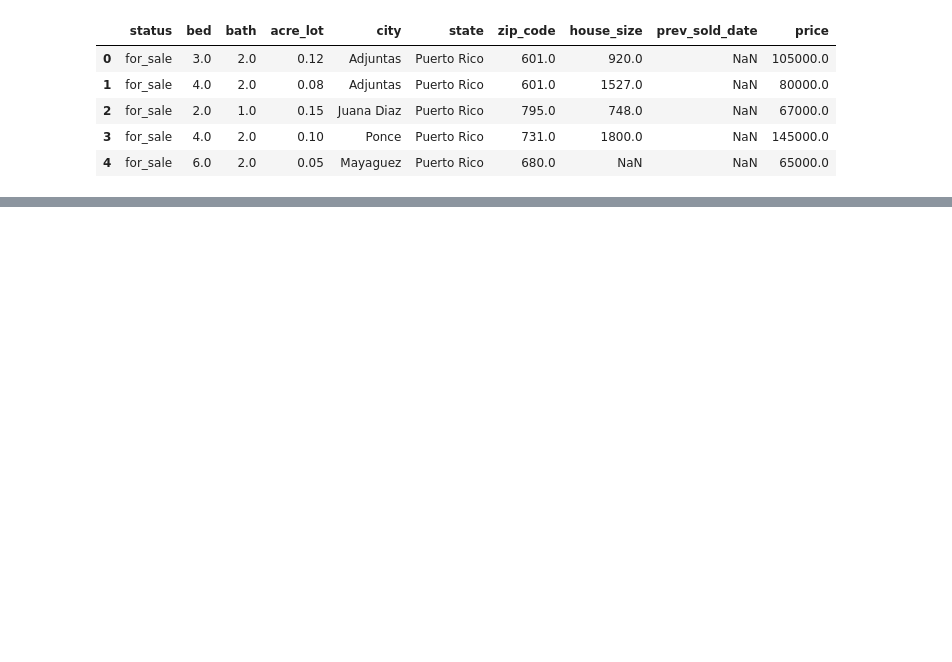
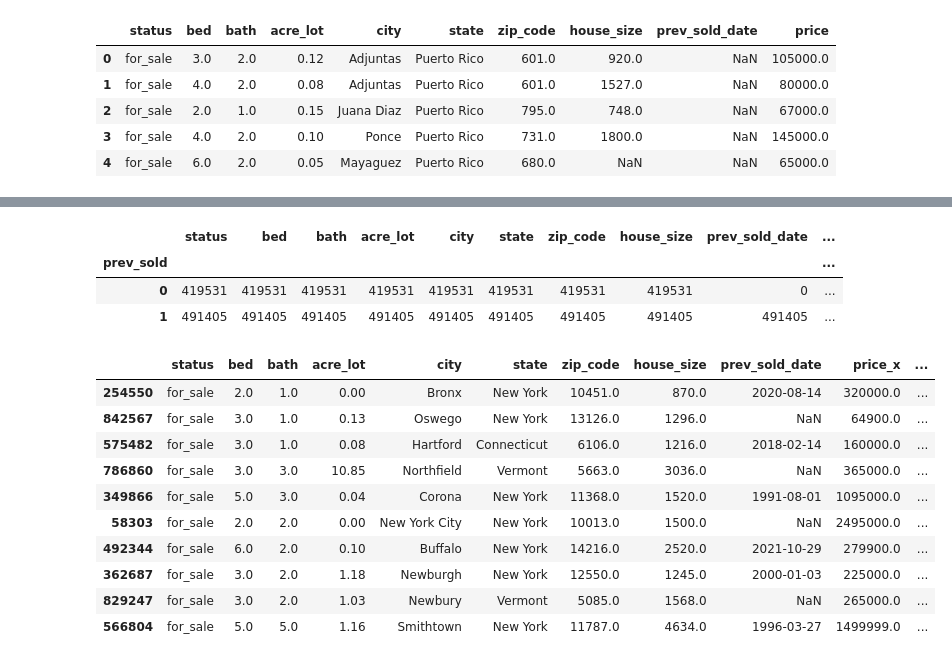
Before and after one commit to Stonec823/House-Price-Prediction, a Jupyter notebook: notebooks/EDA.ipynb, the cells around one changed output, grey strips where cells are left out. Saved outputs shown, nothing was run; the diff lists cells and outputs as text; code cells hidden in the pictures; blank space fills up the shorter version.

```diff
--- a/notebooks/EDA.ipynb
+++ b/notebooks/EDA.ipynb
@@ -13,0 +109,6 @@ df.head()
+# %%
+df3 = df2.sort_values(by='house_size', ascending=False)
+df3 = df3.iloc[10:]
+df3 = df2.sort_values(by='price', ascending=False)
+df3 = df3.iloc[10:]
+df3 = df2.sort_values(by='bath', ascending=False)
@@ -13,0 +128,4 @@ df.head()
+# %%
+
+df3  = df3.dropna(subset=['city', 'zip_code'])
+df3.isna().sum()
@@ -13,0 +144,26 @@ df.head()
+# %%
+df3['prev_sold'] = np.where(df3['prev_sold_date'] > '1800-01-01', 1, 0)
+# %%
+df3.groupby('prev_sold').count()
+# %% [output]
+|  | status | bed | bath | acre_lot | city | state | zip_code | house_size | prev_sold_date | ... |
+| prev_sold |  |  |  |  |  |  |  |  |  | ... |
+| 0 | 419531 | 419531 | 419531 | 419531 | 419531 | 419531 | 419531 | 419531 | 0 | ... |
+| 1 | 491405 | 491405 | 491405 | 491405 | 491405 | 491405 | 491405 | 491405 | 491405 | ... |
+# %%
+city_price = df3.groupby('city')['price'].mean().reset_index()
+df4 = df3.merge(city_price, on='city', how='inner')
+# %%
+df4.sample(10)
+# %% [output]
+|  | status | bed | bath | acre_lot | city | state | zip_code | house_size | prev_sold_date | price_x | ... |
+| 254550 | for_sale | 2.0 | 1.0 | 0.00 | Bronx | New York | 10451.0 | 870.0 | 2020-08-14 | 320000.0 | ... |
+| 842567 | for_sale | 3.0 | 1.0 | 0.13 | Oswego | New York | 13126.0 | 1296.0 | NaN | 64900.0 | ... |
+| 575482 | for_sale | 3.0 | 1.0 | 0.08 | Hartford | Connecticut | 6106.0 | 1216.0 | 2018-02-14 | 160000.0 | ... |
+| 786860 | for_sale | 3.0 | 3.0 | 10.85 | Northfield | Vermont | 5663.0 | 3036.0 | NaN | 365000.0 | ... |
+| 349866 | for_sale | 5.0 | 3.0 | 0.04 | Corona | New York | 11368.0 | 1520.0 | 1991-08-01 | 1095000.0 | ... |
+| 58303 | for_sale | 2.0 | 2.0 | 0.00 | New York City | New York | 10013.0 | 1500.0 | NaN | 2495000.0 | ... |
+| 492344 | for_sale | 6.0 | 2.0 | 0.10 | Buffalo | New York | 14216.0 | 2520.0 | 2021-10-29 | 279900.0 | ... |
+| 362687 | for_sale | 3.0 | 2.0 | 1.18 | Newburgh | New York | 12550.0 | 1245.0 | 2000-01-03 | 225000.0 | ... |
+| 829247 | for_sale | 3.0 | 2.0 | 1.03 | Newbury | Vermont | 5085.0 | 1568.0 | NaN | 265000.0 | ... |
+| 566804 | for_sale | 5.0 | 5.0 | 1.16 | Smithtown | New York | 11787.0 | 4634.0 | 1996-03-27 | 1499999.0 | ... |
```
Also changed, not shown: parts of 18 cells of this notebook, 4 other files.
